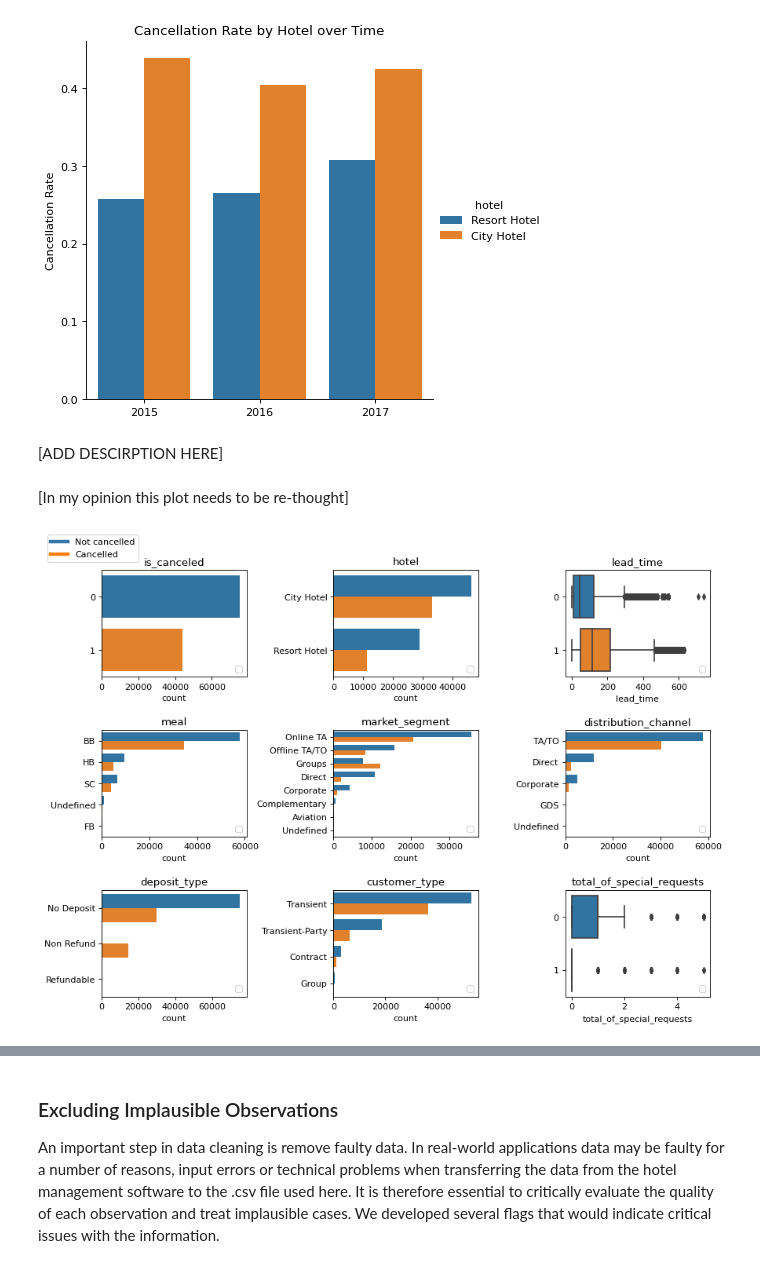
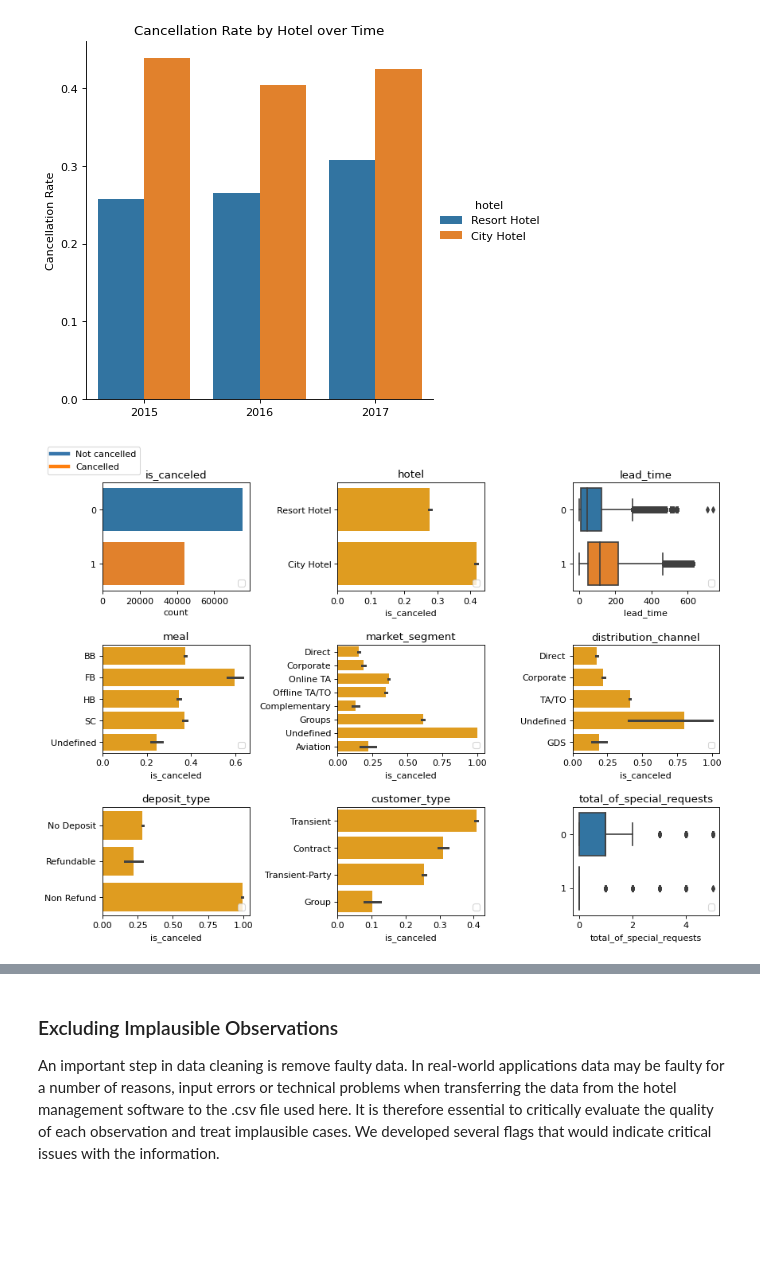
Before and after one commit to abumaz99/MLP-A2, a Jupyter notebook: proj2.ipynb, the cells around one changed output, grey strips where cells are left out. Cells and saved outputs as stored; diff of their text form; code cells hidden in the pictures; blank space fills up the shorter version.

Commit message:
Further EDA plot

```diff
--- a/proj2.ipynb
+++ b/proj2.ipynb
@@ -82,10 +86,6 @@ sns.catplot(
       ylabel='Cancellation Rate');
 # %% [output]
 [figure]
-# %% [markdown]
-[ADD DESCIRPTION HERE]
-# %% [markdown]
-[In my opinion this plot needs to be re-thought]
 # %%
 # Select columns for plotting
 selected_cols = ['is_canceled', 'hotel', 'lead_time',
@@ -102,33 +102,32 @@ for col in selected_cols:
 
     # row number
     i = h // 3
     # col number
     j = h % 3
 
     if col == 'is_canceled':
         sns.countplot(ax = axs[i,j], y = 'is_canceled', data = d)
 
     elif col != 'is_canceled':
         if d[col].dtypes == 'O':
-            sns.countplot(ax = axs[i,j], y = col, data = d, hue = 'is_canceled',
-                          order = d[col].value_counts().sort_values(ascending=False)[:15].index.to_list())
+            sns.barplot(ax = axs[i,j], data = d, x = "is_canceled", y = col, orient = "h", color = "orange")
 
         elif (d[col].dtypes == 'int64') | (d[col].dtypes == 'float64'):
             sns.boxplot(ax = axs[i,j], x = col, y = 'is_canceled', data = d, orient = 'h')
 
     axs[i,j].set_title(col);
     axs[i,j].set_ylabel(None);
     axs[i,j].legend('', loc = 'lower right');
 
     h += 1
 
 
 
 custom_lines = [Line2D([0], [0], color='#3776ab', lw=4),
                 Line2D([0], [0], color='#ff7f0e', lw=4)]
 
 fig.legend(custom_lines, ['Not cancelled', 'Cancelled'], loc = 'upper left', bbox_to_anchor = (0.05, 0.95))
 
 plt.show();
 # %% [output]
-[figure, old version]
+[figure, new version]
```
Also changed, not shown: parts of 4 cells of this notebook.
